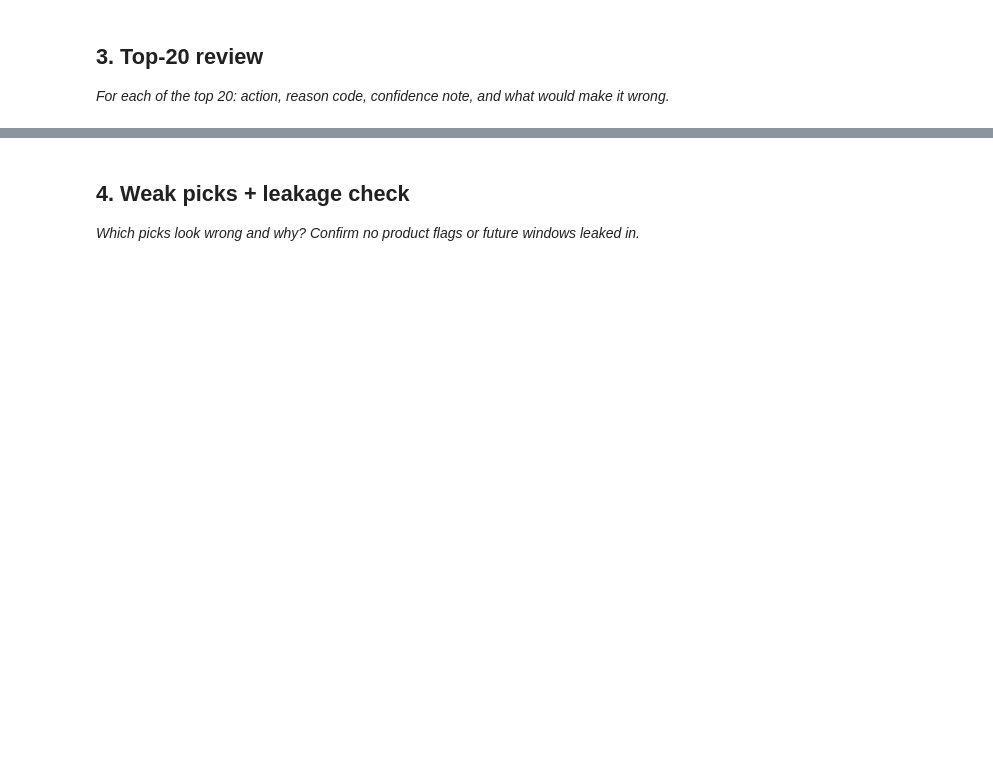
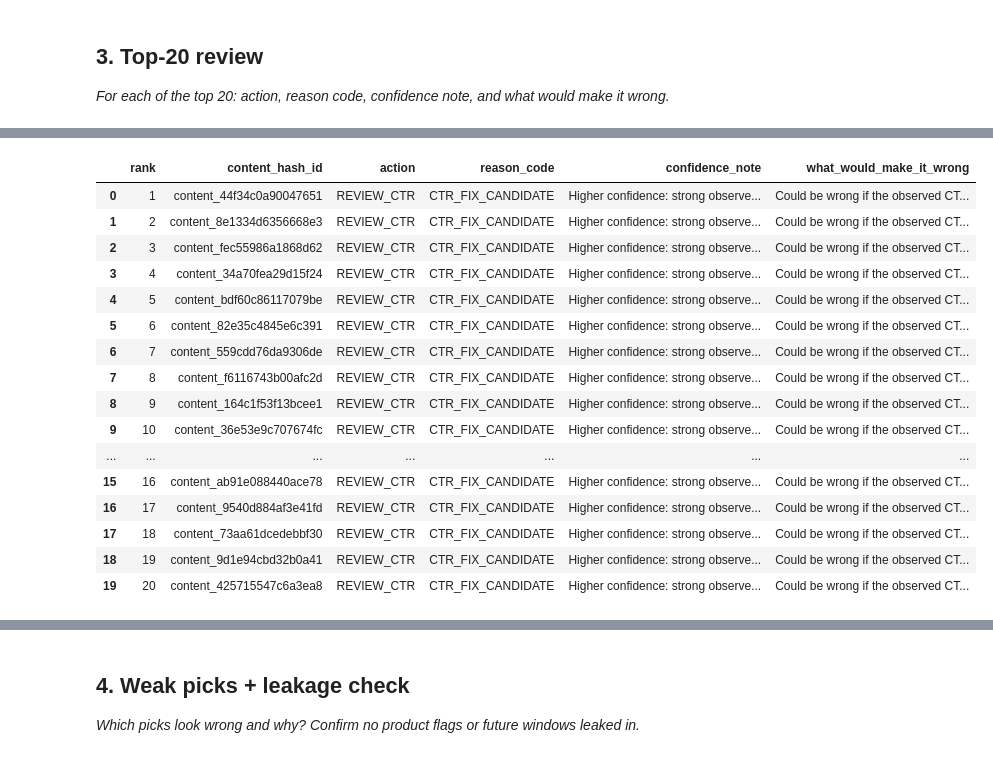
Before and after one commit to mukeshboolani786/flyrank-internship-ml, a Jupyter notebook: work/notebooks/w04_baseline_score.ipynb, the cells around one changed output, grey strips where cells are left out. Saved outputs shown, nothing was run; the diff lists cells and outputs as text; code cells hidden in the pictures; blank space fills up the shorter version.

```diff
--- a/work/notebooks/w04_baseline_score.ipynb
+++ b/work/notebooks/w04_baseline_score.ipynb
@@ -180,3 +292,67 @@ Here is a review of the top 20 items from the ranked queue, detailing the action
 # %%
 # This cell is for CODE (numbers, a query, a check).
 # Write your text answer in the cell ABOVE this one — typing sentences here breaks Run All.
+top20 = queue.head(20).copy()
+
+def confidence_note(impressions):
+    if impressions >= 1000:
+        return "Higher confidence: strong observed search volume."
+    elif impressions >= 300:
+        return "Moderate confidence: useful observed search volume."
+    else:
+        return "Lower confidence: limited observed search volume."
+
+top20["confidence_note"] = top20[
+    "gsc_impressions"
+].apply(confidence_note)
+
+
+def wrong_reason(row):
+    if row["gsc_impressions"] < 300:
+        return "Could be wrong because search volume is limited."
+    elif row["gsc_clicks"] == 0:
+        return "Could be wrong because no clicks were observed."
+    elif row["ctr_pct"] >= 2.0:
+        return "Could be wrong because CTR is not especially low."
+    else:
+        return (
+            "Could be wrong if the observed CTR does not represent "
+            "a genuine improvement opportunity."
+        )
+
+
+top20["what_would_make_it_wrong"] = top20.apply(
+    wrong_reason,
+    axis=1
+)
+
+top20_review = top20[
+    [
+        "rank",
+        "content_hash_id",
+        "action",
+        "reason_code",
+        "confidence_note",
+        "what_would_make_it_wrong"
+    ]
+]
+
+display(top20_review)
+# %% [output]
+|  | rank | content_hash_id | action | reason_code | confidence_note | what_would_make_it_wrong |
+| 0 | 1 | content_44f34c0a90047651 | REVIEW_CTR | CTR_FIX_CANDIDATE | Higher confidence: strong observe... | Could be wrong if the observed CT... |
+| 1 | 2 | content_8e1334d6356668e3 | REVIEW_CTR | CTR_FIX_CANDIDATE | Higher confidence: strong observe... | Could be wrong if the observed CT... |
+| 2 | 3 | content_fec55986a1868d62 | REVIEW_CTR | CTR_FIX_CANDIDATE | Higher confidence: strong observe... | Could be wrong if the observed CT... |
+| 3 | 4 | content_34a70fea29d15f24 | REVIEW_CTR | CTR_FIX_CANDIDATE | Higher confidence: strong observe... | Could be wrong if the observed CT... |
+| 4 | 5 | content_bdf60c86117079be | REVIEW_CTR | CTR_FIX_CANDIDATE | Higher confidence: strong observe... | Could be wrong if the observed CT... |
+| 5 | 6 | content_82e35c4845e6c391 | REVIEW_CTR | CTR_FIX_CANDIDATE | Higher confidence: strong observe... | Could be wrong if the observed CT... |
+| 6 | 7 | content_559cdd76da9306de | REVIEW_CTR | CTR_FIX_CANDIDATE | Higher confidence: strong observe... | Could be wrong if the observed CT... |
+| 7 | 8 | content_f6116743b00afc2d | REVIEW_CTR | CTR_FIX_CANDIDATE | Higher confidence: strong observe... | Could be wrong if the observed CT... |
+| 8 | 9 | content_164c1f53f13bcee1 | REVIEW_CTR | CTR_FIX_CANDIDATE | Higher confidence: strong observe... | Could be wrong if the observed CT... |
+| 9 | 10 | content_36e53e9c707674fc | REVIEW_CTR | CTR_FIX_CANDIDATE | Higher confidence: strong observe... | Could be wrong if the observed CT... |
+| ... | ... | ... | ... | ... | ... | ... |
+| 15 | 16 | content_ab91e088440ace78 | REVIEW_CTR | CTR_FIX_CANDIDATE | Higher confidence: strong observe... | Could be wrong if the observed CT... |
+| 16 | 17 | content_9540d884af3e41fd | REVIEW_CTR | CTR_FIX_CANDIDATE | Higher confidence: strong observe... | Could be wrong if the observed CT... |
+| 17 | 18 | content_73aa61dcedebbf30 | REVIEW_CTR | CTR_FIX_CANDIDATE | Higher confidence: strong observe... | Could be wrong if the observed CT... |
+| 18 | 19 | content_9d1e94cbd32b0a41 | REVIEW_CTR | CTR_FIX_CANDIDATE | Higher confidence: strong observe... | Could be wrong if the observed CT... |
+| 19 | 20 | content_425715547c6a3ea8 | REVIEW_CTR | CTR_FIX_CANDIDATE | Higher confidence: strong observe... | Could be wrong if the observed CT... |
```
Also changed, not shown: parts of 16 cells of this notebook.
